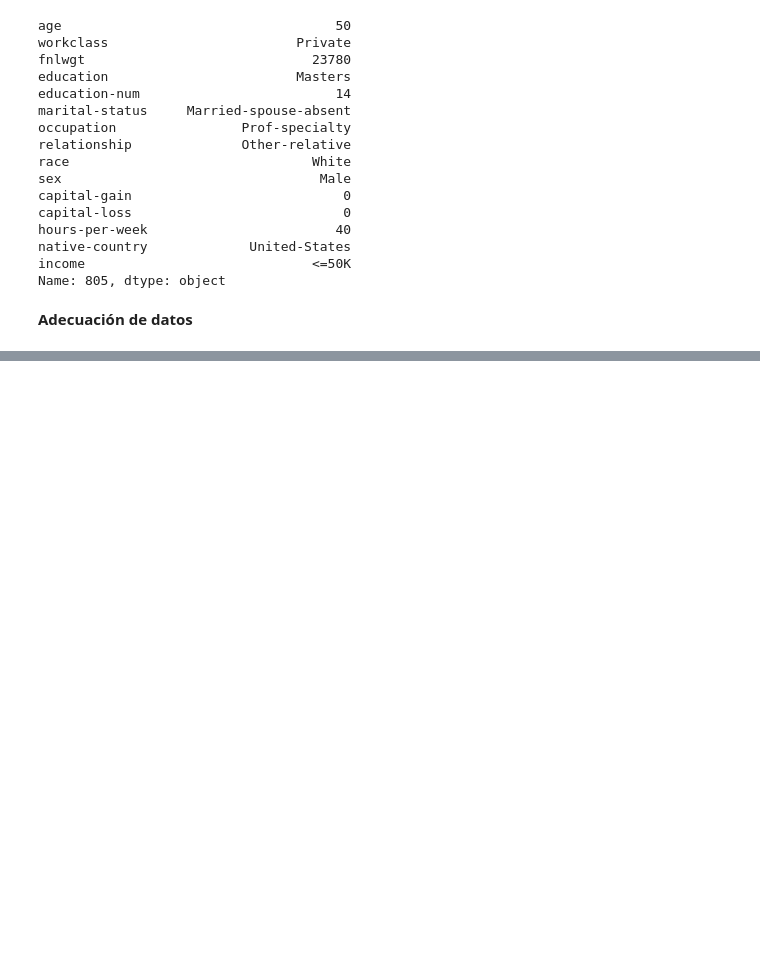
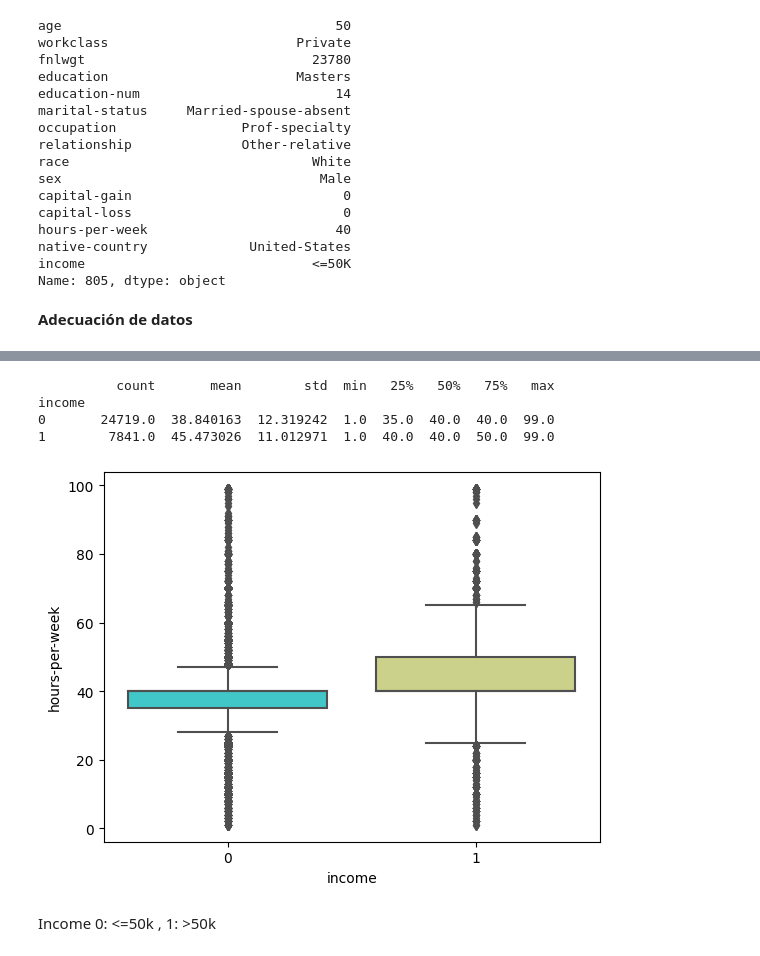
Before and after one commit to juanes2855/KDD, a Jupyter notebook: Parcial1.ipynb, the cells around one changed output, grey strips where cells are left out. Drawn from its saved outputs; the diff is of its cells as text; code cells hidden in the pictures; blank space fills up the shorter version.

```diff
--- a/Parcial1.ipynb
+++ b/Parcial1.ipynb
@@ -329,0 +387,15 @@ plt.show()
+# %%
+sns.boxplot(x="income", y="hours-per-week", data=df2,palette='rainbow');
+# Crear un DataFrame con los datos de 'age' agrupados por 'income'
+summary_df = df2.groupby('income')['hours-per-week'].describe()
+
+# Mostrar el resumen
+print(summary_df)
+# %% [output]
+          count       mean        std  min   25%   50%   75%   max
+income
+0       24719.0  38.840163  12.319242  1.0  35.0  40.0  40.0  99.0
+1        7841.0  45.473026  11.012971  1.0  40.0  40.0  50.0  99.0
+[figure, added]
+# %% [markdown]
+Income 0: <=50k , 1: >50k
```
Also changed, not shown: parts of 65 cells of this notebook.
